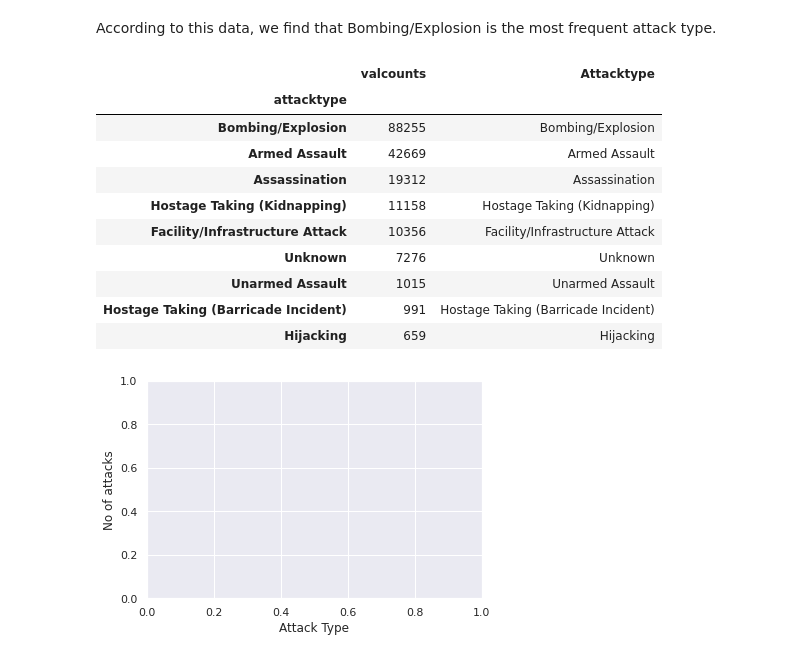
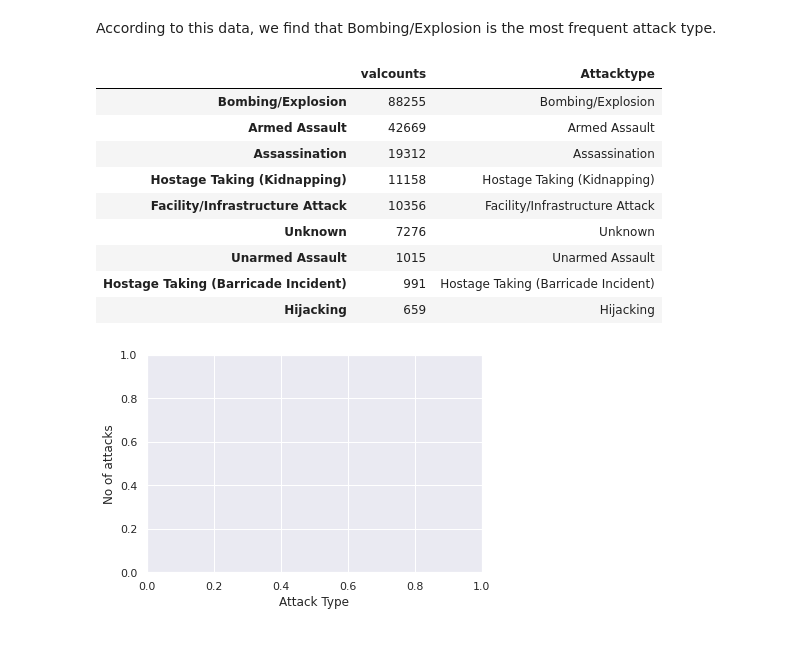
Before and after one commit to GauravBFG10K/Global-Terrorism---EDA, a Jupyter notebook: Global_Terrorism_Analysis_Capstone_Project.ipynb, the cells around one changed output. Saved outputs shown, nothing was run; the diff lists cells and outputs as text; code cells hidden in the pictures.

```diff
--- a/Global_Terrorism_Analysis_Capstone_Project.ipynb
+++ b/Global_Terrorism_Analysis_Capstone_Project.ipynb
@@ -235,14 +261,13 @@ Text(0, 0.5, 'No of attacks')
 # %% [markdown]
 According to this data, we find that Bombing/Explosion is the most frequent attack type.
 # %%
+#Creating a dataframe comprising of type of attack happened and their incident counts
 dfa = df['attacktype1_txt'].value_counts().to_frame()
 dfa.rename(columns={'attacktype1_txt': 'valcounts'}, inplace=True)
-dfa.index.name = 'attacktype'
 dfa['Attacktype'] = dfa.index
 dfa
 # %% [output]
 |  | valcounts | Attacktype |
-| attacktype |  |  |
 | Bombing/Explosion | 88255 | Bombing/Explosion |
 | Armed Assault | 42669 | Armed Assault |
 | Assassination | 19312 | Assassination |
```
Also changed, not shown: parts of 38 cells of this notebook.
